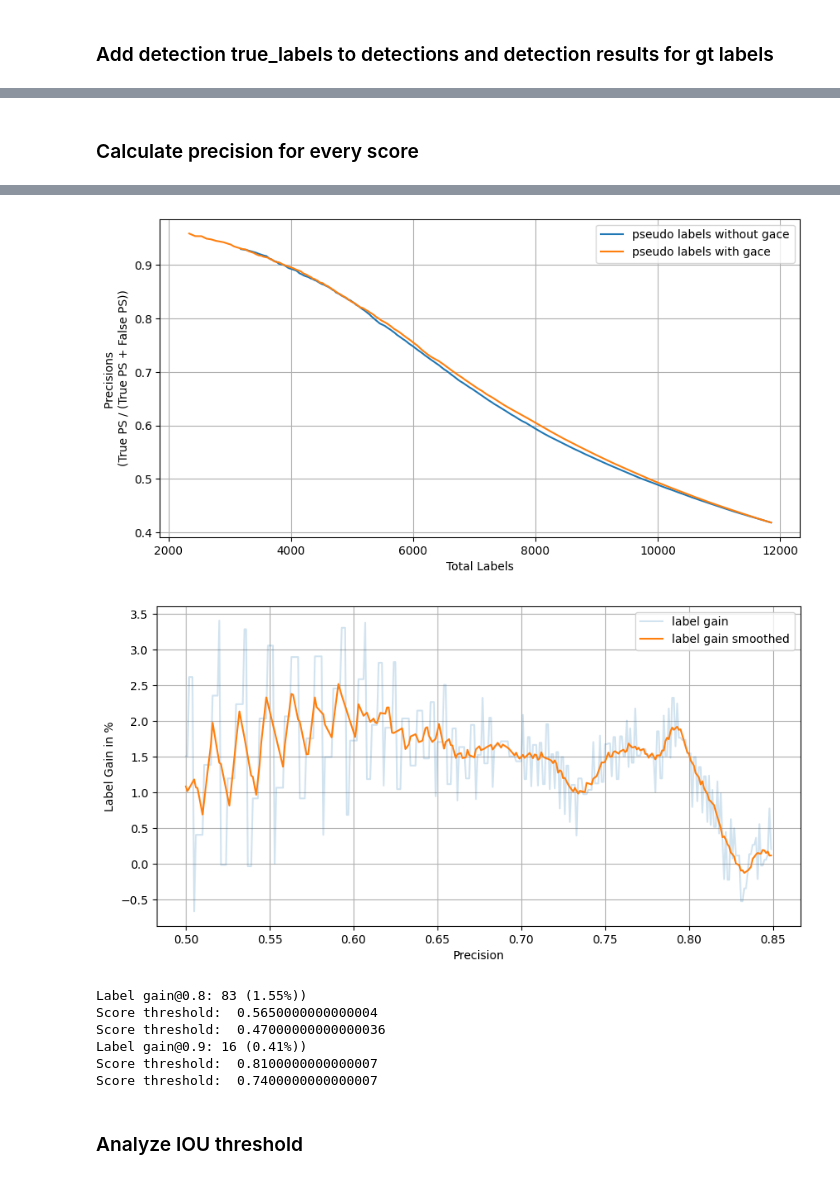
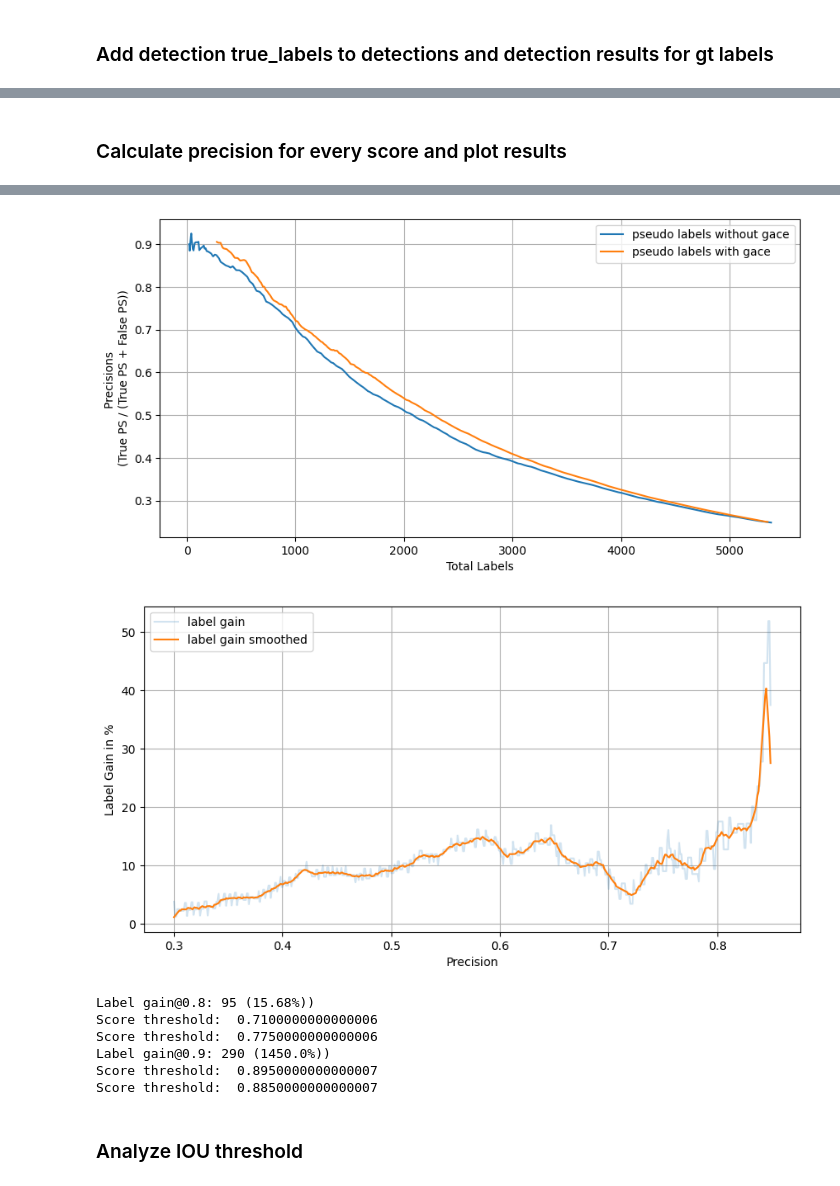
Before and after one commit to griesbchr/3DTrans, a Jupyter notebook: tools/misc/analyze_detresults_pseudolabels.ipynb, the cells around one changed output, grey strips where cells are left out. Drawn from its saved outputs; the diff is of its cells as text; code cells hidden in the pictures.

```diff
--- a/tools/misc/analyze_detresults_pseudolabels.ipynb
+++ b/tools/misc/analyze_detresults_pseudolabels.ipynb
@@ -329,10 +329,18 @@ detections_all = pd.DataFrame()
 
 #between  1 and 2 percent label increase over all precision values for vehicles, more for cars
 #folder_name = "2023-12-13_16-10-55"     #avltrck -> ZOD no scores
-#folder_name = "2023-12-18_15-16-02"     #avltrck -> ZOD
-folder_name = "2023-12-18_15-42-25"     #avltrck -> ZOD 0.1 noise
+folder_name = "2023-12-18_15-16-02"     #avltrck -> ZOD
+#folder_name = "2023-12-18_15-42-25"     #avltrck -> ZOD 0.1 noise
 #folder_name = "2023-12-18_15-44-22"     #avltrck -> ZOD 0.2 noise
 #folder_name = "2023-12-18_16-03-08"     #avltrck -> ZOD 0.3 noise
+
+#folder_name = "2023-12-19_14-58-46"    #avltrck -> ZOD gt boxes for tp
+#folder_name = "2023-12-19_16-03-59"    #avltrck -> ZOD no score gt boxes for tp
+
+#folder_name = "2023-12-20_11-42-57"    #avltrck -> ZOD vehicle only
+#folder_name = "2023-12-20_13-18-29"    #avltrck -> ZOD vehicle only with noise 0.1
+
+#folder_name = "2023-12-20_14-03-22"    #avltrck -> ZOD vehicle only with gt boxes
 
 source_dataset_name = "avltruck"
 target_dataset_name = "zod"
@@ -360,6 +368,7 @@ detections_gace = detections_gace[selection_mask]
 detections_no_gace = detections_no_gace[selection_mask]
 
 detections_gace["score_change"] = detections_gace["score"] - detections_no_gace["score"]
+detections_gace["prev_score"] = detections_no_gace["score"]
 detections_all = pd.concat([detections_gace, detections_no_gace], axis=0)
 # %% [markdown]
 ### Analyze score over range of one specific dataset
@@ -679,7 +671,7 @@ Frame 035493 has no gts or no detections
 detections['with_gace'] = False
 detections.loc[detections['eval_dataset'].str.contains("_gace"), 'with_gace'] = True
 # %%
-clss = "Vehicle"
+clss = "Pedestrian"
 detections_class = detections[detections['name'] == clss]
 detections_gace = detections_class[detections_class['with_gace'] == True]
 detections_no_gace = detections_class[detections_class['with_gace'] == False]
@@ -786,8 +833,8 @@ plt.show()
 # %% [markdown]
-### Calculate precision for every score
+### Calculate precision for every score and plot results
 # %%
 
-def calc_precisions(detections, score_thresholds, iou_threshold):
+def calc_tp_precisions(detections, score_thresholds, iou_threshold):
     precisions = []
     total_labels = []
     for score_threshold in score_thresholds:
@@ -803,15 +850,33 @@ def calc_precisions(detections, score_thresholds, iou_threshold):
         total_labels.append(len(detections_tp) + len(detections_fn))
     return precisions, total_labels
 
+
+def calc_fp_precisions(detections, score_thresholds, iou_threshold):
+    precisions = []
+    total_labels = []
+    for score_threshold in score_thresholds:
+
+        detections_tp = detections[(detections[f'detected_{iou_threshold}'] == True) & (detections['score'] < score_threshold)]
+        detections_fn = detections[(detections[f'detected_{iou_threshold}'] == False) & (detections['score'] < score_threshold)]
+        if len(detections_tp) + len(detections_fn) == 0:
+            precisions.append(None)
+            total_labels.append(None)
+            continue
+        precision = len(detections_fn)/(len(detections_tp) + len(detections_fn))
+        precisions.append(precision)
+        total_labels.append(len(detections_tp) + len(detections_fn))
+    return precisions, total_labels
+
+
 def plot_precisions(detections, label, iou_threshold, detections2=None, label2=None):
     score_thresholds = np.arange(0.07, 0.9, 0.005)
     #cap score thresholds at max score
     score_thresholds = score_thresholds[score_thresholds <= detections['score'].max()]
     if detections2 is not None:
         score_thresholds = score_thresholds[score_thresholds <= detections2['score'].max()]
-    precisions, total_labels = calc_precisions(detections, score_thresholds, iou_threshold)
+    precisions, total_labels = calc_tp_precisions(detections, score_thresholds, iou_threshold)
     if detections2 is not None:
-        precisions2, total_labels2 = calc_precisions(detections2, score_thresholds, iou_threshold)
+        precisions2, total_labels2 = calc_tp_precisions(detections2, score_thresholds, iou_threshold)
 
     plt.figure(figsize=(10, 5))
     plt.plot(score_thresholds, precisions, label=label)
@@ -846,7 +911,7 @@ def plot_precisions(detections, label, iou_threshold, detections2=None, label2=N
 
 
     if detections2 is not None:
-        precision_thresholds = np.arange(0.5, 0.85, 0.001)
+        precision_thresholds = np.arange(0.3, 0.85, 0.001)
         precision_idxs = [np.argmin(np.abs(np.array(precisions) - precision)) for precision in precision_thresholds]
         precision_idxs2 = [np.argmin(np.abs(np.array(precisions2) - precision)) for precision in precision_thresholds]
         total_labels_diff = [total_labels2[precision_idxs2[i]] - total_labels[precision_idxs[i]] for i in range(len(precision_idxs))]
@@ -882,11 +947,11 @@ plot_precisions(detections_no_gace, "pseudo labels without gace", 0.1, detection
-[figure, old version]
+[figure, new version]
-[figure, old version]
+[figure, new version]
-Label gain@0.8: 83 (1.55%))
-Score threshold:  0.5650000000000004
-Score threshold:  0.47000000000000036
-Label gain@0.9: 16 (0.41%))
-Score threshold:  0.8100000000000007
-Score threshold:  0.7400000000000007
+Label gain@0.8: 95 (15.68%))
+Score threshold:  0.7100000000000006
+Score threshold:  0.7750000000000006
+Label gain@0.9: 290 (1450.0%))
+Score threshold:  0.8950000000000007
+Score threshold:  0.8850000000000007
 # %% [markdown]
 ### Analyze IOU threshold
 # %%
```
Also changed, not shown: parts of 8 cells of this notebook, 7 other files.
